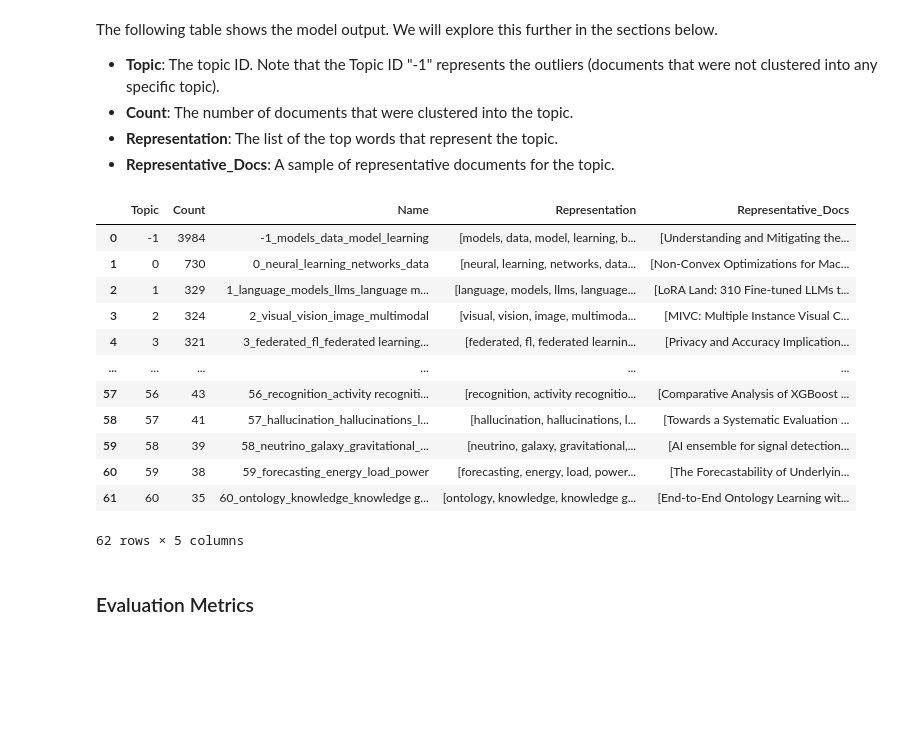
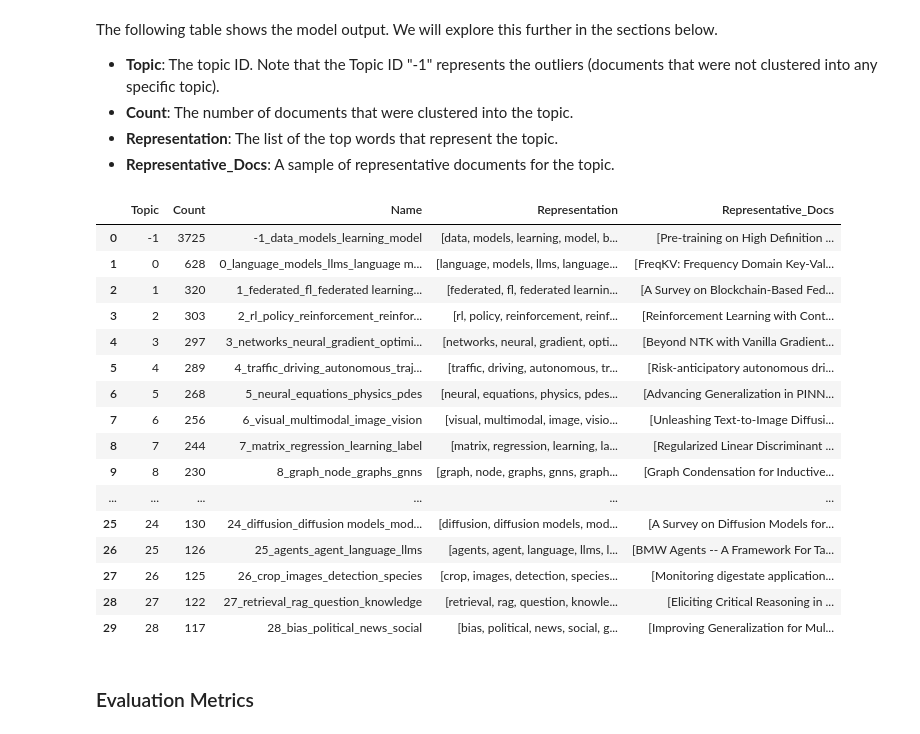
Before and after one commit to 13lop/capstone, a Jupyter notebook: arxiv-topic-modeling.ipynb, the cells around one changed output. Drawn from its saved outputs; the diff is of its cells as text; code cells hidden in the pictures; blank space fills up the shorter version.

Commit message:
Kaggle Notebook | arxiv-topic-modeling | Version 17

```diff
--- a/arxiv-topic-modeling.ipynb
+++ b/arxiv-topic-modeling.ipynb
@@ -128,7 +128,7 @@ embedding_model = SentenceTransformer(embedding_model_name,
                                      )
 if not load_embeddings_from_storage:
     print("Creating embeddings...")
-    embeddings = embedding_model.encode(docs, normalize_embeddings=True, show_progress_bar=True)
+    embeddings = embedding_model.encode(docs, show_progress_bar=True)
 # %% [output]
 Creating embeddings...
 # %% [markdown]
@@ -143,7 +143,7 @@ We are now ready to initialize a BERTopic model.
 - Verbose mode enabled for training progress updates.
 - We set a minimum topic size of 35, so that smaller topics with less than 35 document examples do not get clustered. This prevents noise in the results at the expense of not capturing the entire breadth of topics in the dataset.
 # %%
-vectorizer_model = CountVectorizer(stop_words="english", ngram_range=(1, 3))
+vectorizer_model = CountVectorizer(stop_words="english", ngram_range=(1, 2))
 print("Creating new model...")
 
 topic_model = BERTopic(
@@ -151,7 +151,7 @@ topic_model = BERTopic(
     embedding_model=embedding_model,
     vectorizer_model=vectorizer_model,
     n_gram_range=(1, 3),
-    min_topic_size=35,
+    min_topic_size=30,
 )
 
 topics, probs = topic_model.fit_transform(docs, embeddings)
@@ -173,21 +173,25 @@ The following table shows the model output. We will explore this further in the
 - **Representative_Docs**: A sample of representative documents for the topic.
 # %%
 topic_info = topic_model.get_topic_info()
-topic_info
+topic_info.head(30)
 # %% [output]
 |  | Topic | Count | Name | Representation | Representative_Docs |
-| 0 | -1 | 3984 | -1_models_data_model_learning | [models, data, model, learning, b... | [Understanding and Mitigating the... |
-| 1 | 0 | 730 | 0_neural_learning_networks_data | [neural, learning, networks, data... | [Non-Convex Optimizations for Mac... |
-| 2 | 1 | 329 | 1_language_models_llms_language m... | [language, models, llms, language... | [LoRA Land: 310 Fine-tuned LLMs t... |
-| 3 | 2 | 324 | 2_visual_vision_image_multimodal | [visual, vision, image, multimoda... | [MIVC: Multiple Instance Visual C... |
-| 4 | 3 | 321 | 3_federated_fl_federated learning... | [federated, fl, federated learnin... | [Privacy and Accuracy Implication... |
+| 0 | -1 | 3725 | -1_data_models_learning_model | [data, models, learning, model, b... | [Pre-training on High Definition ... |
+| 1 | 0 | 628 | 0_language_models_llms_language m... | [language, models, llms, language... | [FreqKV: Frequency Domain Key-Val... |
+| 2 | 1 | 320 | 1_federated_fl_federated learning... | [federated, fl, federated learnin... | [A Survey on Blockchain-Based Fed... |
+| 3 | 2 | 303 | 2_rl_policy_reinforcement_reinfor... | [rl, policy, reinforcement, reinf... | [Reinforcement Learning with Cont... |
+| 4 | 3 | 297 | 3_networks_neural_gradient_optimi... | [networks, neural, gradient, opti... | [Beyond NTK with Vanilla Gradient... |
+| 5 | 4 | 289 | 4_traffic_driving_autonomous_traj... | [traffic, driving, autonomous, tr... | [Risk-anticipatory autonomous dri... |
+| 6 | 5 | 268 | 5_neural_equations_physics_pdes | [neural, equations, physics, pdes... | [Advancing Generalization in PINN... |
+| 7 | 6 | 256 | 6_visual_multimodal_image_vision | [visual, multimodal, image, visio... | [Unleashing Text-to-Image Diffusi... |
+| 8 | 7 | 244 | 7_matrix_regression_learning_label | [matrix, regression, learning, la... | [Regularized Linear Discriminant ... |
+| 9 | 8 | 230 | 8_graph_node_graphs_gnns | [graph, node, graphs, gnns, graph... | [Graph Condensation for Inductive... |
 | ... | ... | ... | ... | ... | ... |
-| 57 | 56 | 43 | 56_recognition_activity recogniti... | [recognition, activity recognitio... | [Comparative Analysis of XGBoost ... |
-| 58 | 57 | 41 | 57_hallucination_hallucinations_l... | [hallucination, hallucinations, l... | [Towards a Systematic Evaluation ... |
-| 59 | 58 | 39 | 58_neutrino_galaxy_gravitational_... | [neutrino, galaxy, gravitational,... | [AI ensemble for signal detection... |
-| 60 | 59 | 38 | 59_forecasting_energy_load_power | [forecasting, energy, load, power... | [The Forecastability of Underlyin... |
-| 61 | 60 | 35 | 60_ontology_knowledge_knowledge g... | [ontology, knowledge, knowledge g... | [End-to-End Ontology Learning wit... |
+| 25 | 24 | 130 | 24_diffusion_diffusion models_mod... | [diffusion, diffusion models, mod... | [A Survey on Diffusion Models for... |
+| 26 | 25 | 126 | 25_agents_agent_language_llms | [agents, agent, language, llms, l... | [BMW Agents -- A Framework For Ta... |
+| 27 | 26 | 125 | 26_crop_images_detection_species | [crop, images, detection, species... | [Monitoring digestate application... |
+| 28 | 27 | 122 | 27_retrieval_rag_question_knowledge | [retrieval, rag, question, knowle... | [Eliciting Critical Reasoning in ... |
+| 29 | 28 | 117 | 28_bias_political_news_social | [bias, political, news, social, g... | [Improving Generalization for Mul... |
-62 rows × 5 columns
 # %% [markdown]
 ### Evaluation Metrics
 # %% [markdown]
```
Also changed, not shown: parts of 7 cells of this notebook.
